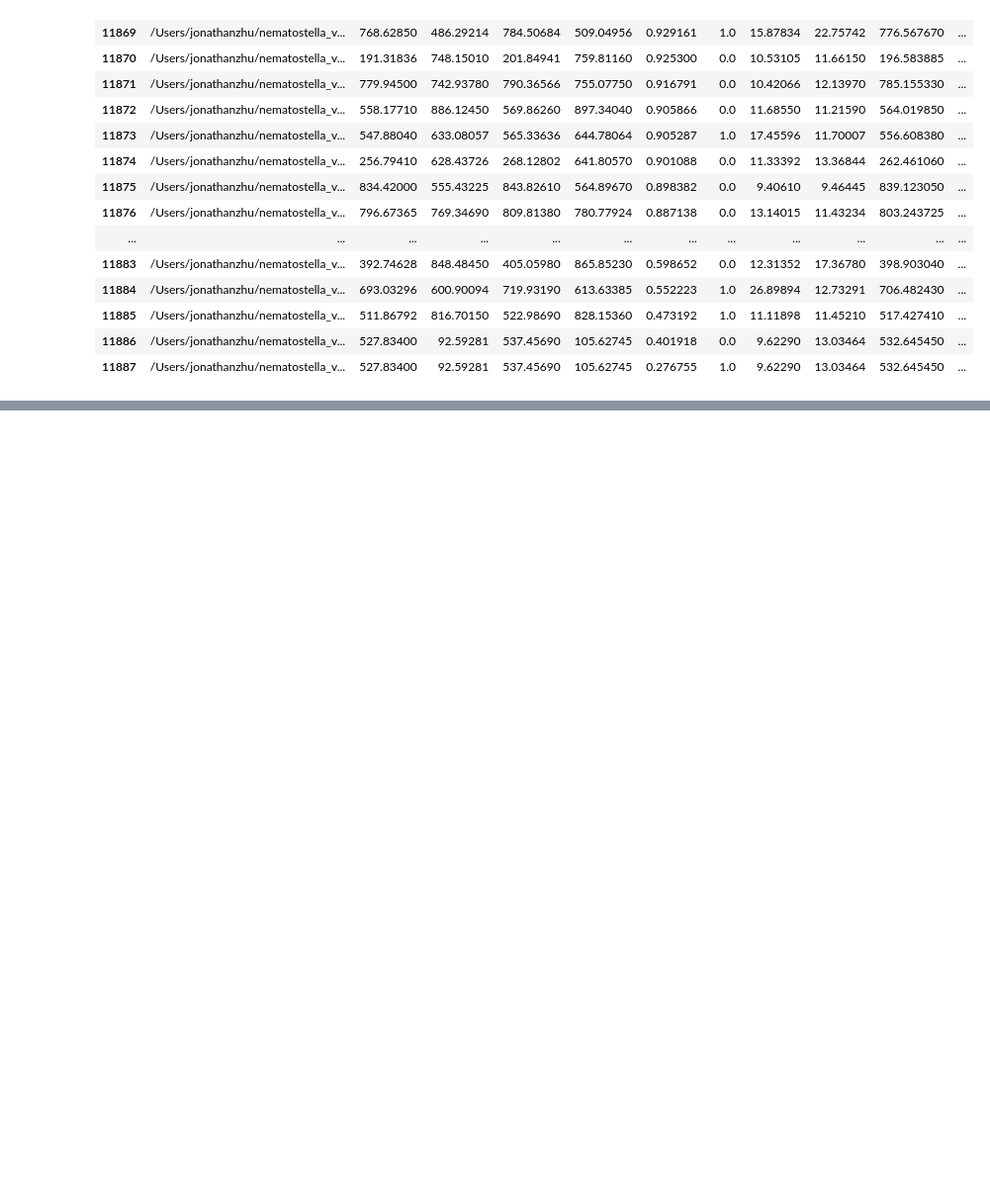
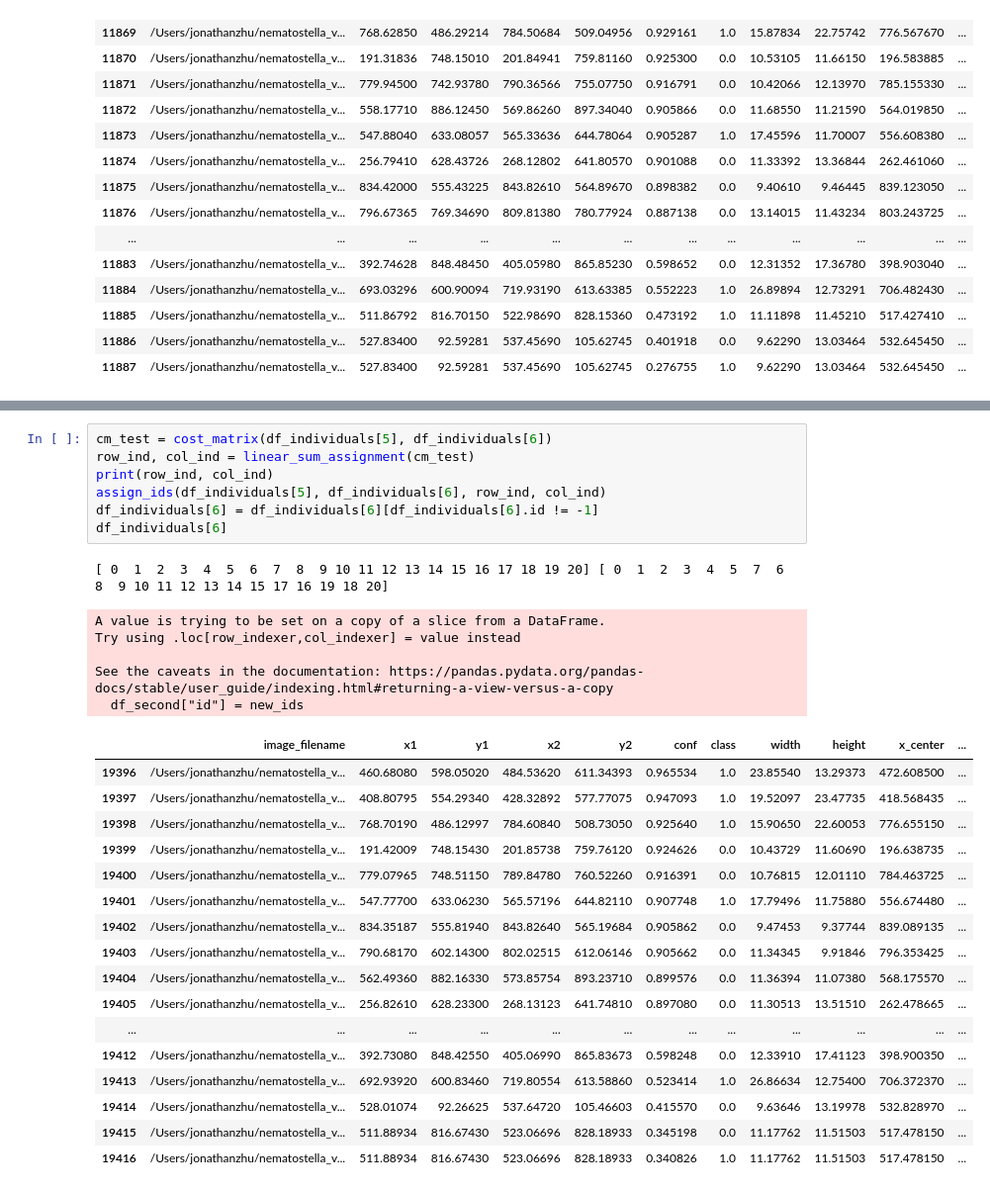
Before and after one commit to jonazhu/nematostellatracking, a Jupyter notebook: position_tracking/initial_tracking.ipynb, the cells around one changed output, grey strips where cells are left out. Shown at 99% size. Drawn from its saved outputs; the diff is of its cells as text; blank space fills up the shorter version.

```diff
--- a/position_tracking/initial_tracking.ipynb
+++ b/position_tracking/initial_tracking.ipynb
@@ -233,0 +322,31 @@ IndexError: index 0 is out of bounds for axis 0 with size 0
+# %%
+cm_test = cost_matrix(df_individuals[5], df_individuals[6])
+row_ind, col_ind = linear_sum_assignment(cm_test)
+print(row_ind, col_ind)
+assign_ids(df_individuals[5], df_individuals[6], row_ind, col_ind)
+df_individuals[6] = df_individuals[6][df_individuals[6].id != -1]
+df_individuals[6]
+# %% [output]
+[ 0  1  2  3  4  5  6  7  8  9 10 11 12 13 14 15 16 17 18 19 20] [ 0  1  2  3  4  5  7  6  8  9 10 11 12 13 14 15 17 16 19 18 20]
+A value is trying to be set on a copy of a slice from a DataFrame.
+Try using .loc[row_indexer,col_indexer] = value instead
+
+See the caveats in the documentation: https://pandas.pydata.org/pandas-docs/stable/user_guide/indexing.html#returning-a-view-versus-a-copy
+  df_second["id"] = new_ids
+|  | image_filename | x1 | y1 | x2 | y2 | conf | class | width | height | x_center | ... |
+| 19396 | /Users/jonathanzhu/nematostella_v... | 460.68080 | 598.05020 | 484.53620 | 611.34393 | 0.965534 | 1.0 | 23.85540 | 13.29373 | 472.608500 | ... |
+| 19397 | /Users/jonathanzhu/nematostella_v... | 408.80795 | 554.29340 | 428.32892 | 577.77075 | 0.947093 | 1.0 | 19.52097 | 23.47735 | 418.568435 | ... |
+| 19398 | /Users/jonathanzhu/nematostella_v... | 768.70190 | 486.12997 | 784.60840 | 508.73050 | 0.925640 | 1.0 | 15.90650 | 22.60053 | 776.655150 | ... |
+| 19399 | /Users/jonathanzhu/nematostella_v... | 191.42009 | 748.15430 | 201.85738 | 759.76120 | 0.924626 | 0.0 | 10.43729 | 11.60690 | 196.638735 | ... |
+| 19400 | /Users/jonathanzhu/nematostella_v... | 779.07965 | 748.51150 | 789.84780 | 760.52260 | 0.916391 | 0.0 | 10.76815 | 12.01110 | 784.463725 | ... |
+| 19401 | /Users/jonathanzhu/nematostella_v... | 547.77700 | 633.06230 | 565.57196 | 644.82110 | 0.907748 | 1.0 | 17.79496 | 11.75880 | 556.674480 | ... |
+| 19402 | /Users/jonathanzhu/nematostella_v... | 834.35187 | 555.81940 | 843.82640 | 565.19684 | 0.905862 | 0.0 | 9.47453 | 9.37744 | 839.089135 | ... |
+| 19403 | /Users/jonathanzhu/nematostella_v... | 790.68170 | 602.14300 | 802.02515 | 612.06146 | 0.905662 | 0.0 | 11.34345 | 9.91846 | 796.353425 | ... |
+| 19404 | /Users/jonathanzhu/nematostella_v... | 562.49360 | 882.16330 | 573.85754 | 893.23710 | 0.899576 | 0.0 | 11.36394 | 11.07380 | 568.175570 | ... |
+| 19405 | /Users/jonathanzhu/nematostella_v... | 256.82610 | 628.23300 | 268.13123 | 641.74810 | 0.897080 | 0.0 | 11.30513 | 13.51510 | 262.478665 | ... |
+| ... | ... | ... | ... | ... | ... | ... | ... | ... | ... | ... | ... |
+| 19412 | /Users/jonathanzhu/nematostella_v... | 392.73080 | 848.42550 | 405.06990 | 865.83673 | 0.598248 | 0.0 | 12.33910 | 17.41123 | 398.900350 | ... |
+| 19413 | /Users/jonathanzhu/nematostella_v... | 692.93920 | 600.83460 | 719.80554 | 613.58860 | 0.523414 | 1.0 | 26.86634 | 12.75400 | 706.372370 | ... |
+| 19414 | /Users/jonathanzhu/nematostella_v... | 528.01074 | 92.26625 | 537.64720 | 105.46603 | 0.415570 | 0.0 | 9.63646 | 13.19978 | 532.828970 | ... |
+| 19415 | /Users/jonathanzhu/nematostella_v... | 511.88934 | 816.67430 | 523.06696 | 828.18933 | 0.345198 | 0.0 | 11.17762 | 11.51503 | 517.478150 | ... |
+| 19416 | /Users/jonathanzhu/nematostella_v... | 511.88934 | 816.67430 | 523.06696 | 828.18933 | 0.340826 | 1.0 | 11.17762 | 11.51503 | 517.478150 | ... |
```
Also changed, not shown: parts of 6 cells of this notebook, 4 other files.
